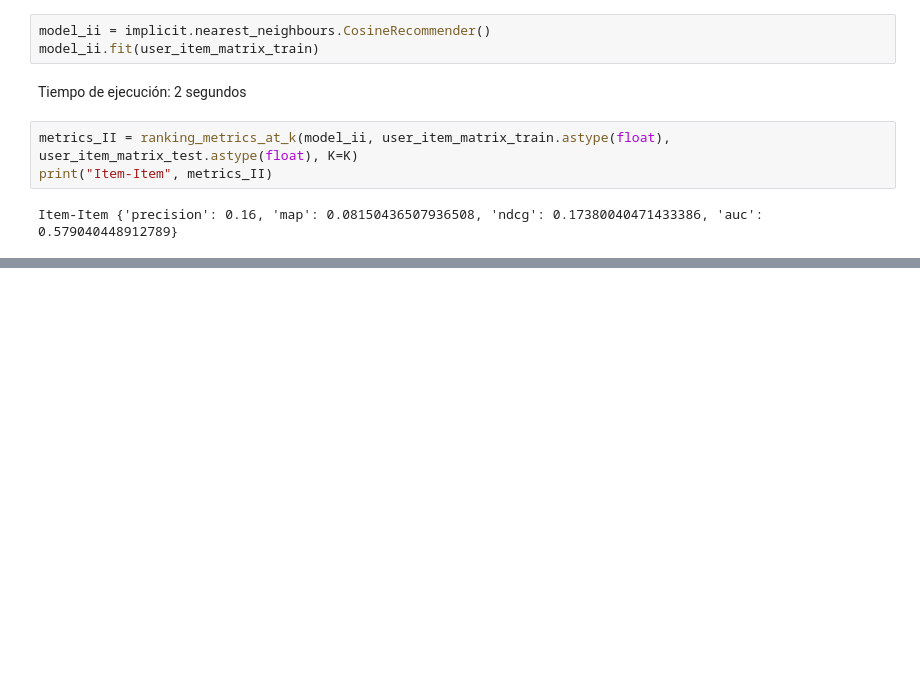
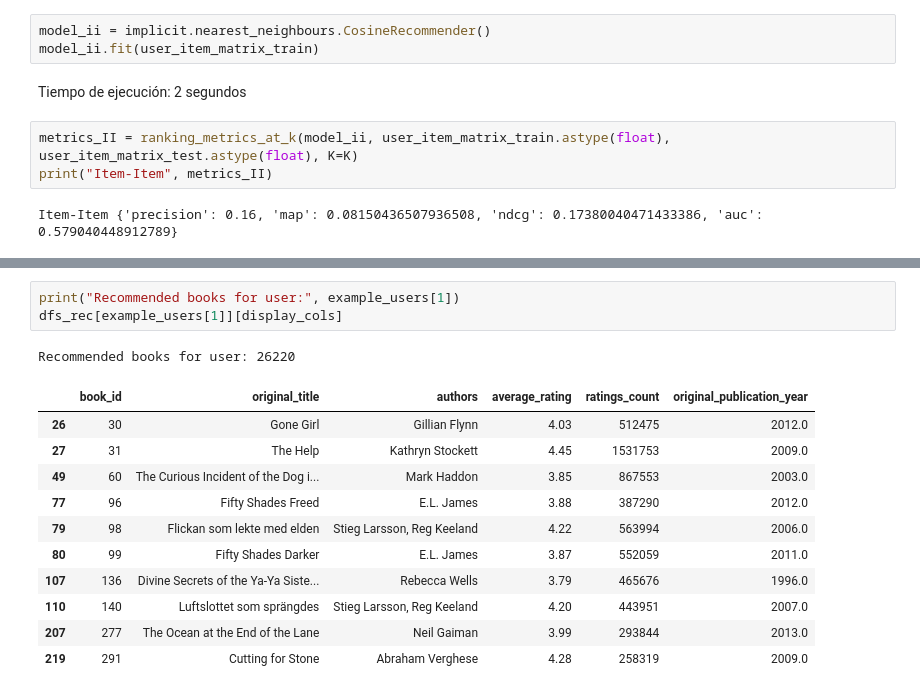
Before and after one commit to Pollolaz/ProyectoSisRec, a Jupyter notebook: Modelos/baselines.ipynb, the cells around one changed output, grey strips where cells are left out. Cells and saved outputs as stored; diff of their text form; blank space fills up the shorter version.

```diff
--- a/Modelos/baselines.ipynb
+++ b/Modelos/baselines.ipynb
@@ -351,0 +702,16 @@ Item-Item {'precision': 0.16, 'map': 0.08150436507936508, 'ndcg': 0.173800404714
+# %%
+print("Recommended books for user:", example_users[1])
+dfs_rec[example_users[1]][display_cols]
+# %% [output]
+Recommended books for user: 26220
+|  | book_id | original_title | authors | average_rating | ratings_count | original_publication_year |
+| 26 | 30 | Gone Girl | Gillian Flynn | 4.03 | 512475 | 2012.0 |
+| 27 | 31 | The Help | Kathryn Stockett | 4.45 | 1531753 | 2009.0 |
+| 49 | 60 | The Curious Incident of the Dog i... | Mark Haddon | 3.85 | 867553 | 2003.0 |
+| 77 | 96 | Fifty Shades Freed | E.L. James | 3.88 | 387290 | 2012.0 |
+| 79 | 98 | Flickan som lekte med elden | Stieg Larsson, Reg Keeland | 4.22 | 563994 | 2006.0 |
+| 80 | 99 | Fifty Shades Darker | E.L. James | 3.87 | 552059 | 2011.0 |
+| 107 | 136 | Divine Secrets of the Ya-Ya Siste... | Rebecca Wells | 3.79 | 465676 | 1996.0 |
+| 110 | 140 | Luftslottet som sprängdes | Stieg Larsson, Reg Keeland | 4.20 | 443951 | 2007.0 |
+| 207 | 277 | The Ocean at the End of the Lane | Neil Gaiman | 3.99 | 293844 | 2013.0 |
+| 219 | 291 | Cutting for Stone | Abraham Verghese | 4.28 | 258319 | 2009.0 |
```
Also changed, not shown: parts of 36 cells of this notebook, 2 other files.
